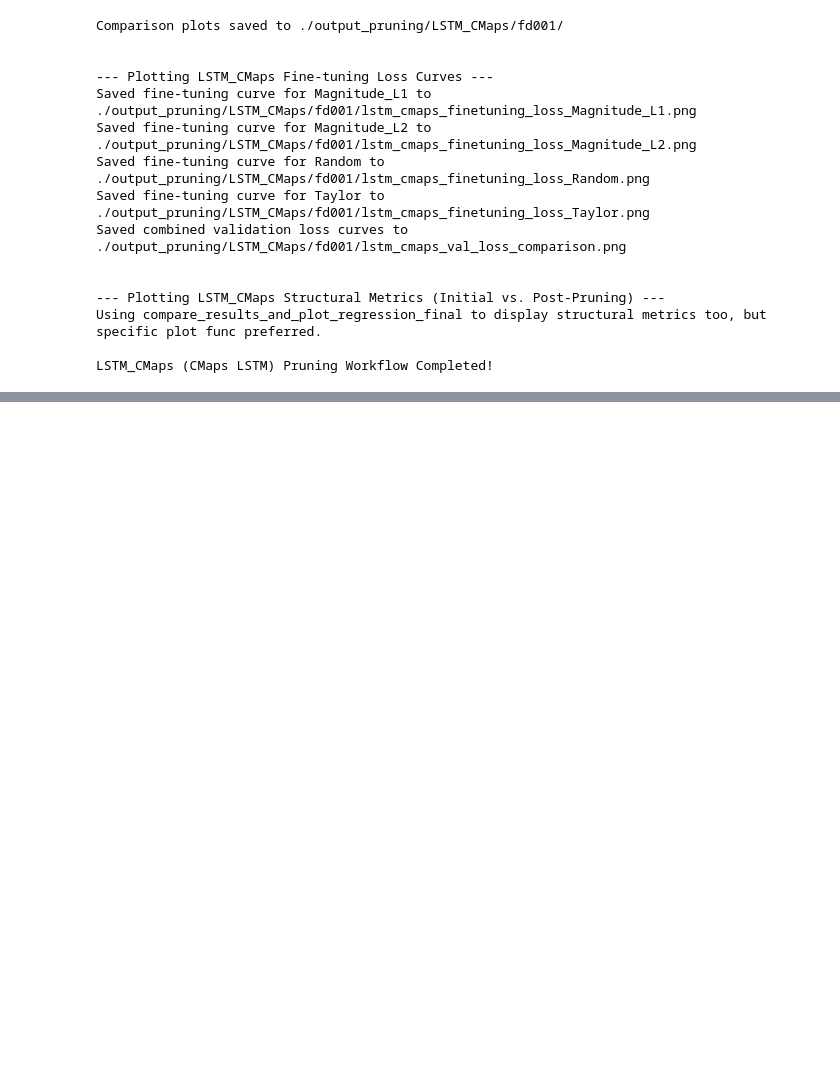
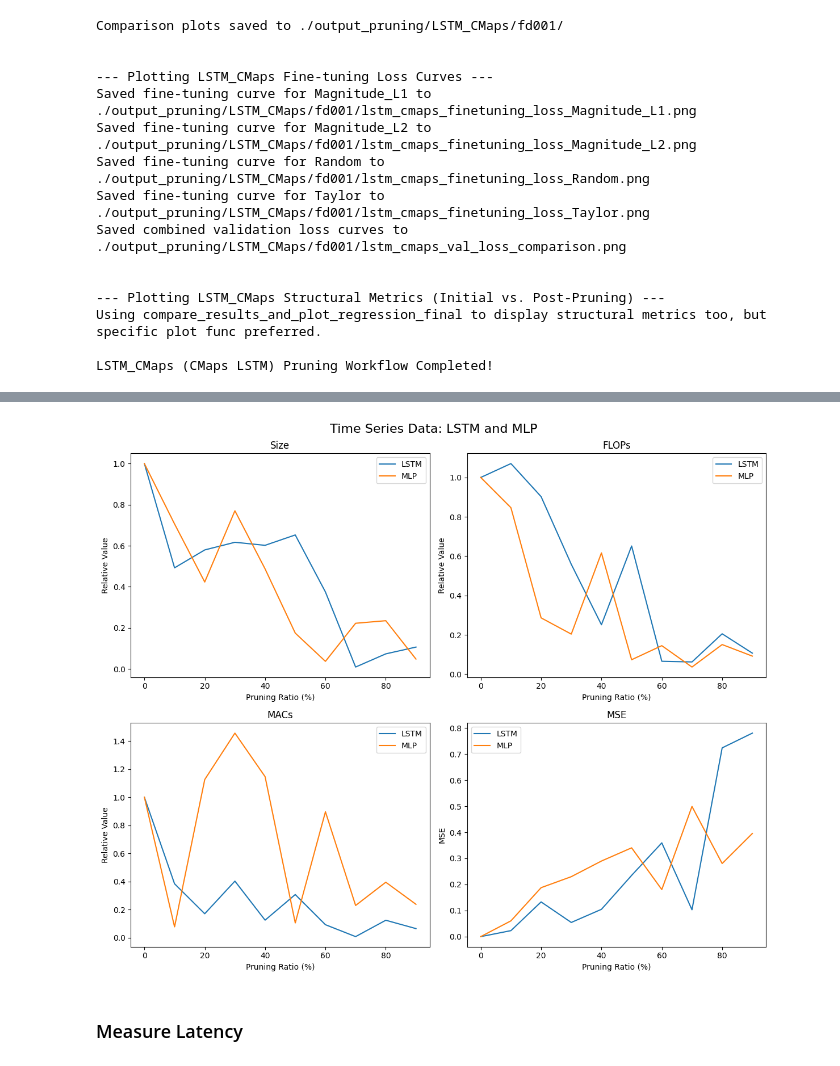
Before and after one commit to m-a-islam/master-thesis, a Jupyter notebook: timeseries/lstm/lstm_nasa_data_pruning.ipynb, the cells around one changed output, grey strips where cells are left out. Cells and saved outputs as stored; diff of their text form; code cells hidden in the pictures; blank space fills up the shorter version.

```diff
--- a/timeseries/lstm/lstm_nasa_data_pruning.ipynb
+++ b/timeseries/lstm/lstm_nasa_data_pruning.ipynb
@@ -1132,0 +1236,36 @@ LSTM_CMaps (CMaps LSTM) Pruning Workflow Completed!
+# %%
+import matplotlib.pyplot as plt
+import numpy as np
+
+# Sample data (replace with your actual data)
+pruning_ratios = np.linspace(0, 90, 10)
+models_ts = ['LSTM', 'MLP']
+metrics = ['Size', 'FLOPs', 'MACs']
+perf_metric = 'MSE'
+
+# Placeholder data: data[model][metric][pruning_ratio], perf_data[model][pruning_ratio]
+data_ts = {m: {met: np.random.rand(10) * (1 - pruning_ratios / 100) for met in metrics} for m in models_ts}
+perf_data_ts = {m: np.random.rand(10) * pruning_ratios / 100 for m in models_ts}
+
+fig, axes = plt.subplots(2, 2, figsize=(12, 10))
+fig.suptitle('Time Series Data: LSTM and MLP', fontsize=16)
+
+for i, metric in enumerate(metrics + [perf_metric]):
+    ax = axes[i // 2, i % 2]
+    for model in models_ts:
+        if metric == 'MSE':
+            ax.plot(pruning_ratios, perf_data_ts[model], label=model)
+        else:
+            relative_values = data_ts[model][metric] / data_ts[model][metric][0]
+            ax.plot(pruning_ratios, relative_values, label=model)
+    ax.set_title(metric)
+    ax.set_xlabel('Pruning Ratio (%)')
+    ax.set_ylabel('Relative Value' if metric != 'MSE' else 'MSE')
+    ax.legend()
+
+plt.tight_layout()
+plt.savefig('timeseries_metrics.png')
+# %% [output]
+[figure, added]
+# %% [markdown]
+### Measure Latency
```
Also changed, not shown: parts of 4 cells of this notebook, 3 other files.
